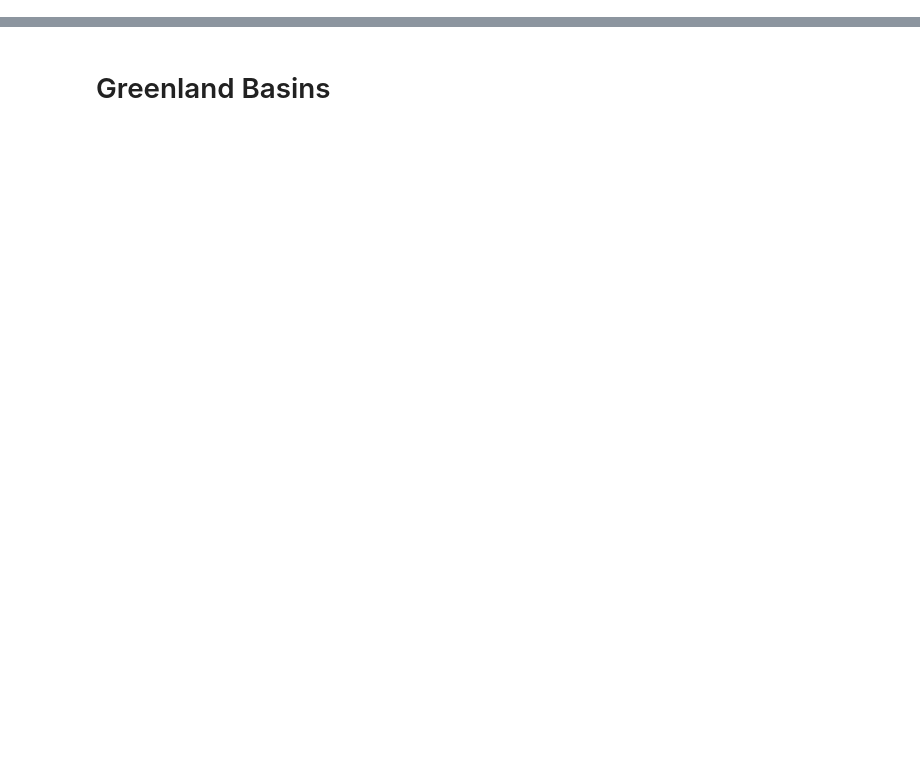
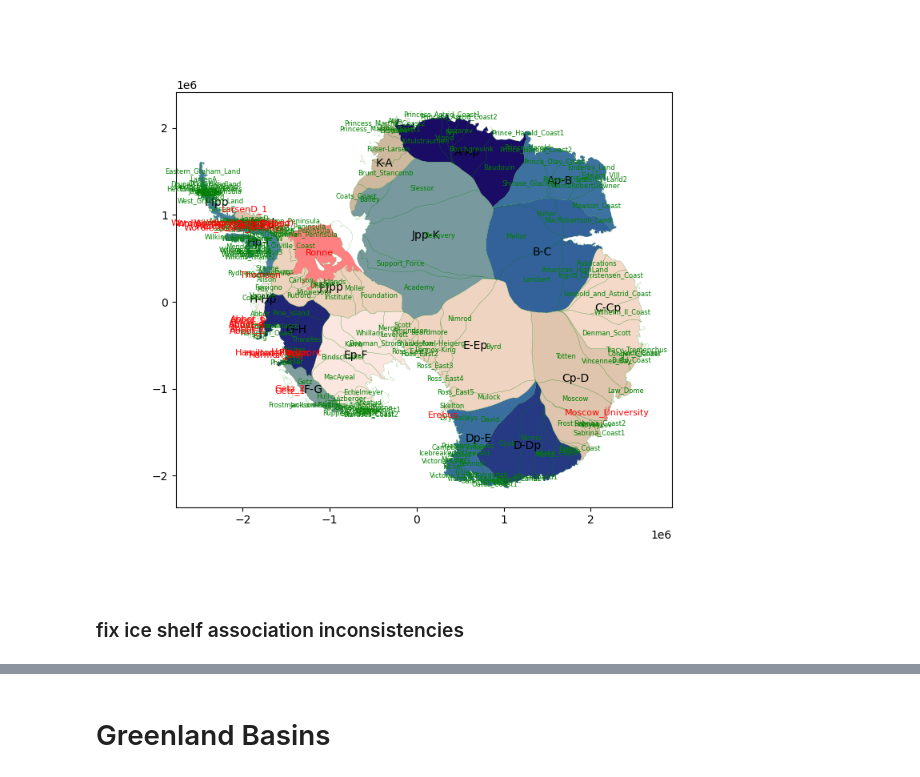
Before and after one commit to fliphilipp/GlacierLakeDetectionICESat2, a Jupyter notebook: basins/make_basins.ipynb, the cells around one changed output, grey strips where cells are left out. Saved outputs shown, nothing was run; the diff lists cells and outputs as text; code cells hidden in the pictures; blank space fills up the shorter version.

```diff
--- a/basins/make_basins.ipynb
+++ b/basins/make_basins.ipynb
@@ -41,0 +82,13 @@ fig.tight_layout()
+# %%
+fig, ax = plt.subplots(figsize=[8,7])
+gdf_regions.plot(column='Subregions', cmap=cmc.lapazS, ax=ax)
+gdf_regions.apply(lambda x: ax.annotate(text=x['Subregions'], xy=x.geometry.centroid.coords[0], ha='center',va='center',color='k',fontsize=10),axis=1)
+gdf_basin.boundary.plot(color='g', ax=ax, lw=0.1)
+gdf_basin.apply(lambda x: ax.annotate(text=x['NAME'], xy=x.geometry.centroid.coords[0], ha='center',va='center',color='g',fontsize=6),axis=1)
+gdf_shelf['not_asso'] = gdf_shelf.apply(lambda x: x.NAME in unassociated_shelves, axis=1)
+gdf_shelf[gdf_shelf.not_asso].plot(color=(1,0.5,0.5), ax=ax)
+gdf_shelf[gdf_shelf.not_asso].apply(lambda x: ax.annotate(text=x['NAME'], xy=x.geometry.centroid.coords[0], ha='center',va='center',color='r',fontsize=8),axis=1);
+# %% [output]
+[figure, added]
+# %% [markdown]
+### fix ice shelf association inconsistencies
```
Also changed, not shown: parts of 16 cells of this notebook.
